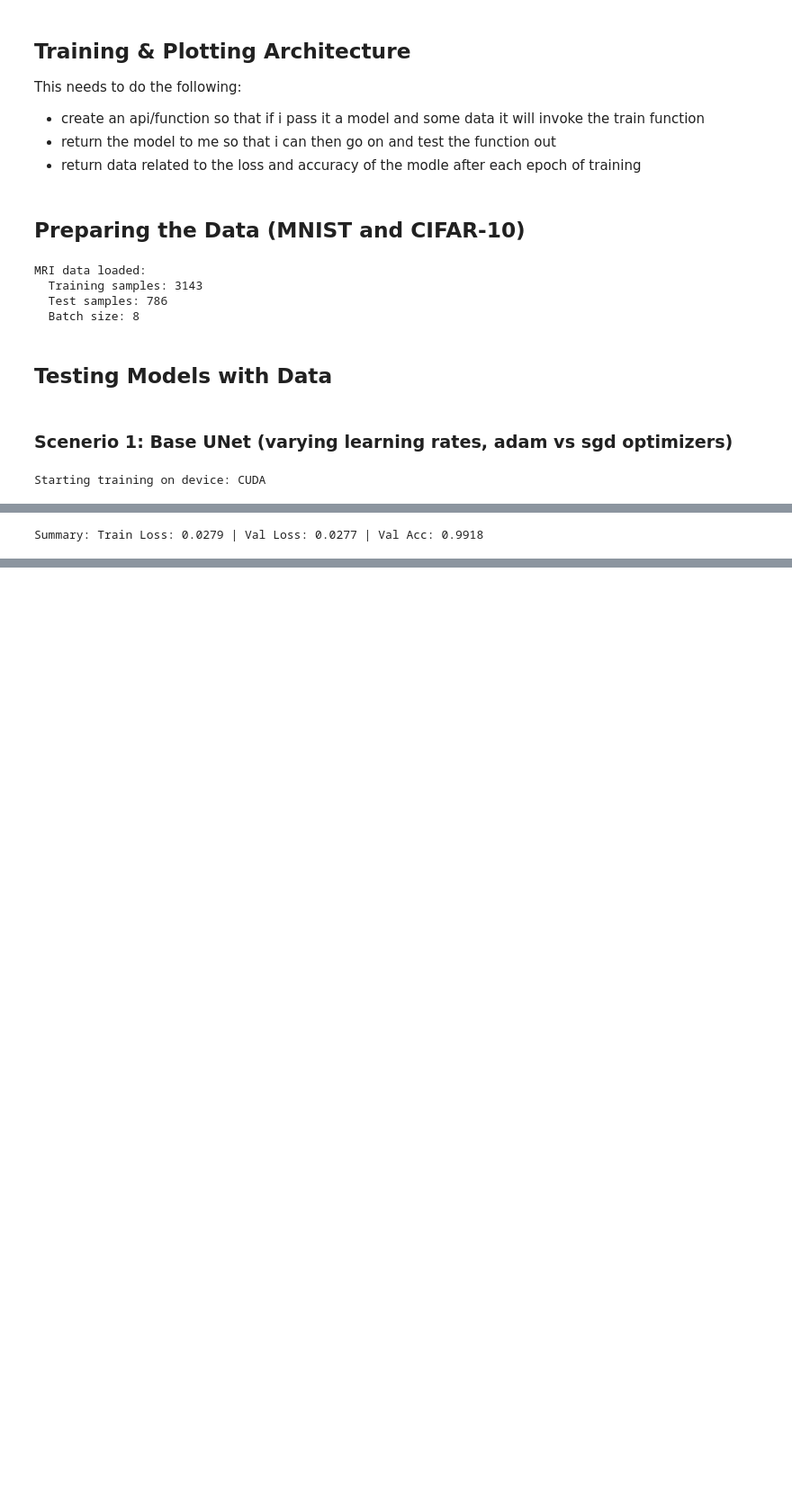
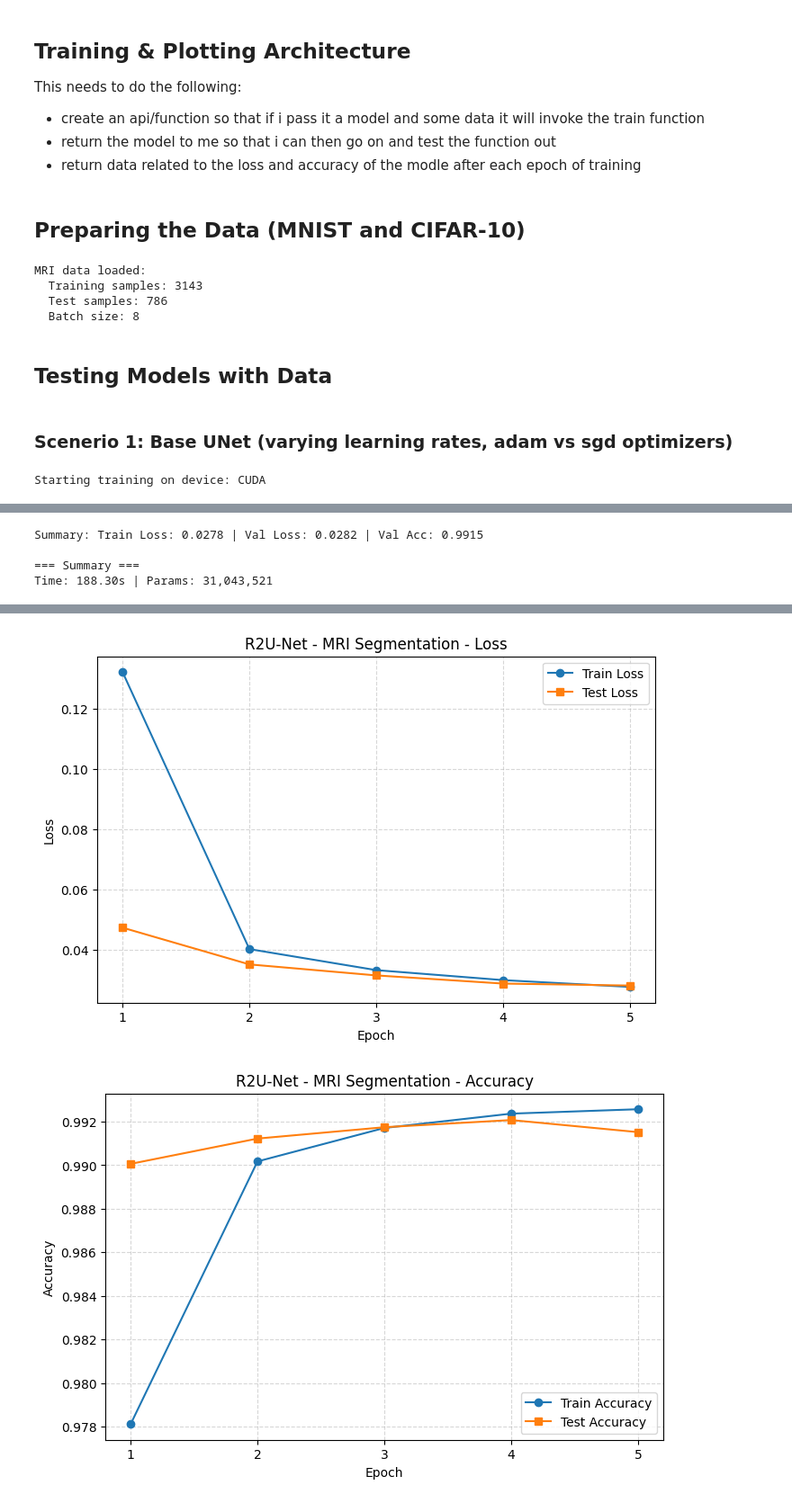
Before and after one commit to allanli608/Intro-to-Deep-Learning, a Jupyter notebook: a3x/a3x.ipynb, the cells around one changed output, grey strips where cells are left out. Shown: that part at 90% size. Saved outputs shown, nothing was run; the diff lists cells and outputs as text; code cells hidden in the pictures; blank space fills up the shorter version.

```diff
--- a/a3x/a3x.ipynb
+++ b/a3x/a3x.ipynb
@@ -470,7 +470,7 @@ mask_transform = transforms.Compose(
 )
 
 # --- 3. Create the Loader ---
-DATA_DIR = "./lgg-mri-segmentation/kaggle_3m/"
+DATA_DIR = "./data/lgg-mri-segmentation/kaggle_3m/"
 
 full_dataset = MRIDataset(
     root_dir=DATA_DIR, transform=mri_transform, mask_transform=mask_transform
@@ -482,11 +482,11 @@ test_size = len(full_dataset) - train_size
 train_dataset, test_dataset = random_split(full_dataset, [train_size, test_size])
 
 mri_train_loader = DataLoader(
-    train_dataset, batch_size=8, shuffle=True, num_workers=2, pin_memory=True
+    train_dataset, batch_size=8, shuffle=True, num_workers=0, pin_memory=True
 )
 
 mri_test_loader = DataLoader(
-    test_dataset, batch_size=8, shuffle=False, num_workers=2, pin_memory=True
+    test_dataset, batch_size=8, shuffle=False, num_workers=0, pin_memory=True
 )
 
 print(
@@ -521,6 +521,6 @@ base_trained_model, base_model_history = train_segmentation_model(
     lr=base_unet_config["learning_rate"],
 )
 
-plot_history(base_unet_model, title="R2U-Net - MRI Segmentation")
+plot_history(base_model_history, title="R2U-Net - MRI Segmentation")
 # %% [output]
 Starting training on device: CUDA
@@ -531 +531,4 @@ Summary: Train Loss: 0.0300 | Val Loss: 0.0293 | Val Acc: 0.9918
-Summary: Train Loss: 0.0279 | Val Loss: 0.0277 | Val Acc: 0.9918
+Summary: Train Loss: 0.0278 | Val Loss: 0.0282 | Val Acc: 0.9915
+
+=== Summary ===
+Time: 188.30s | Params: 31,043,521
@@ -535,3 +535,5 @@ Summary: Train Loss: 0.0251 | Val Loss: 0.0241 | Val Acc: 0.9926
+[figure, added]
+[figure, added]
 # %%
 new_unet_config_1 = {
     "learning_rate": 0.001,
```
Also changed, not shown: parts of 7 cells of this notebook.
